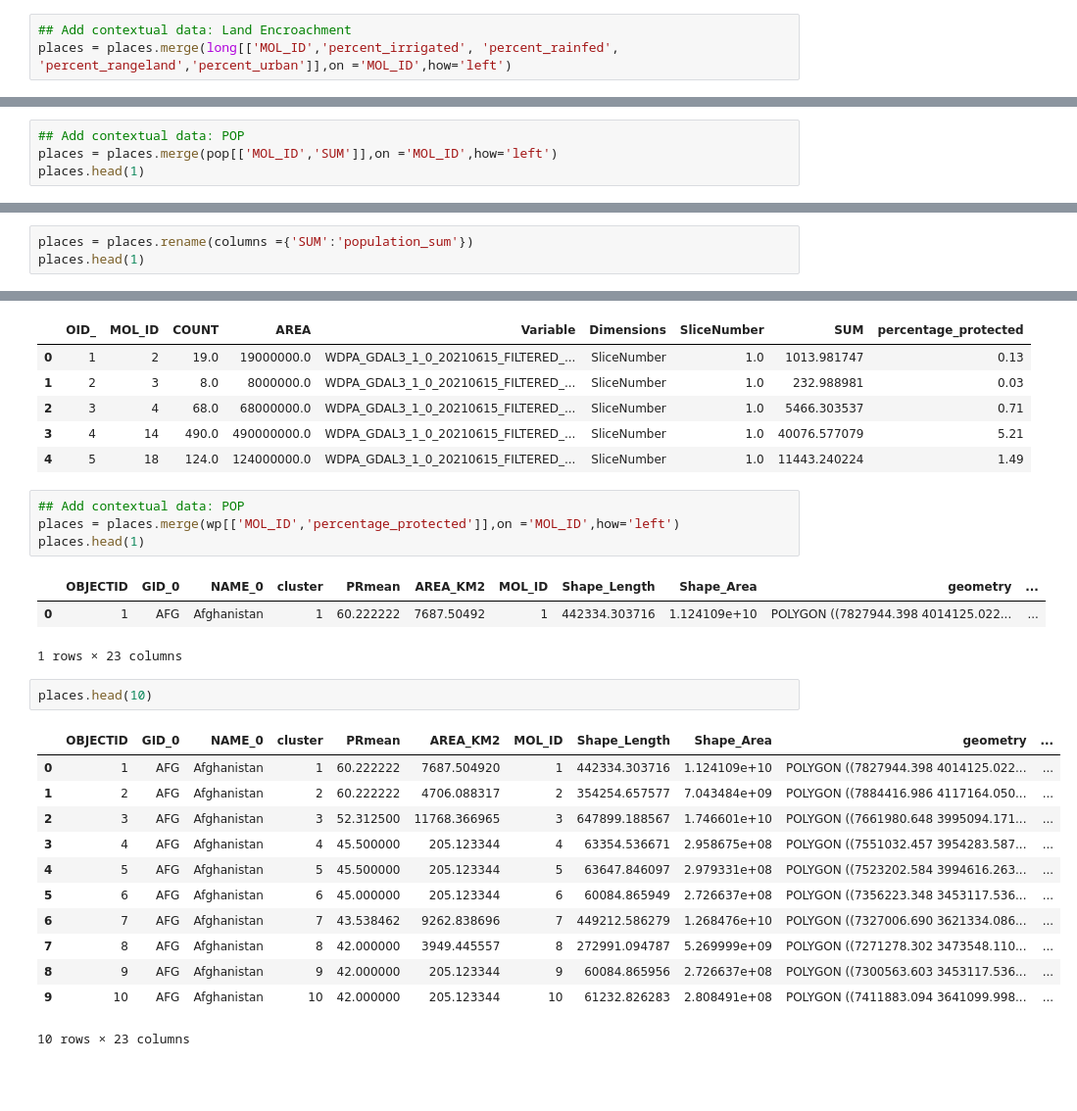
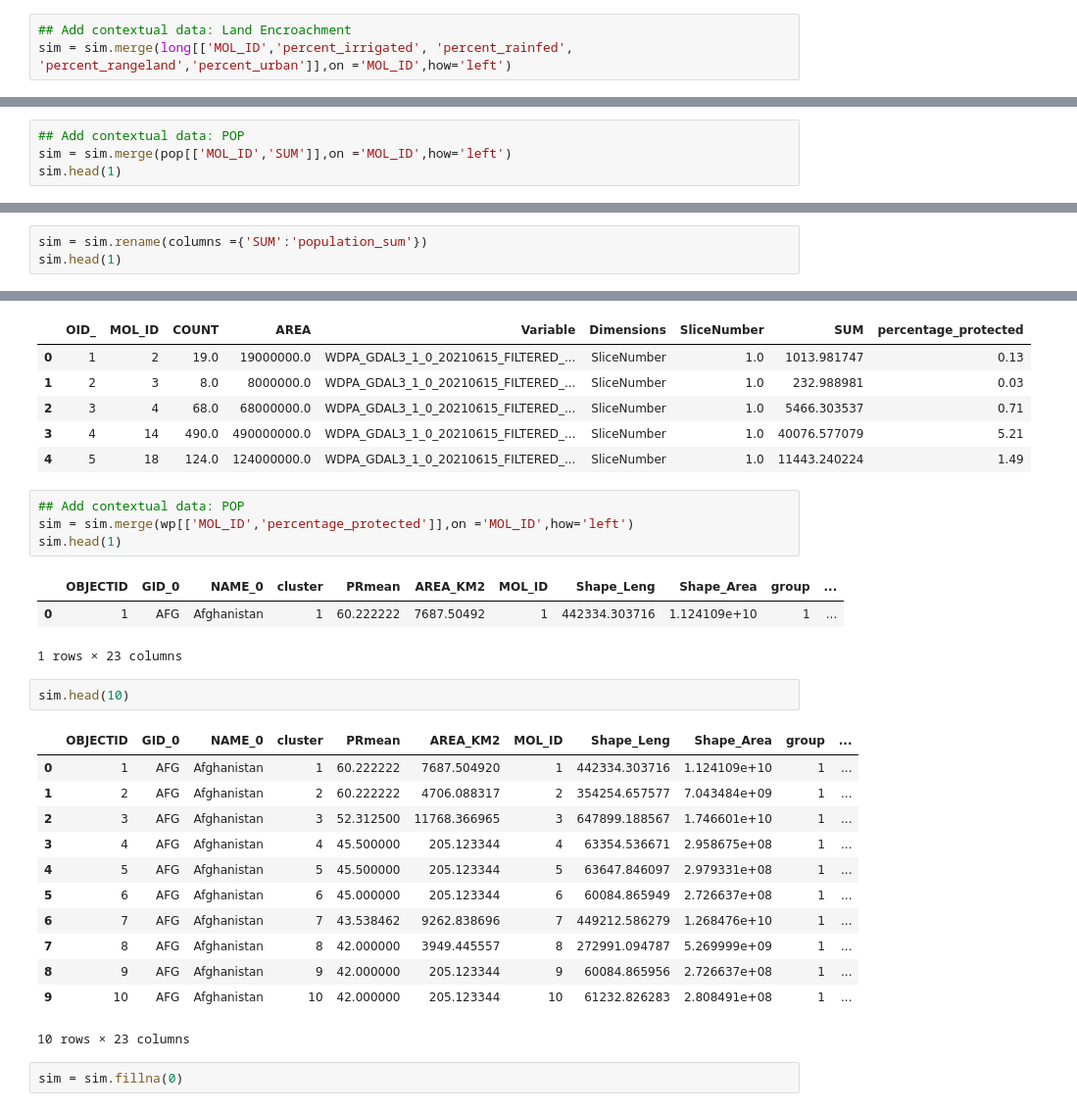
Before and after one commit to Vizzuality/he-scratchfolder, a Jupyter notebook: Places_HE_Future.ipynb, the cells around one changed output, grey strips where cells are left out. Shown: that part at 98% size. Drawn from its saved outputs; the diff is of its cells as text; blank space fills up the shorter version.

Commit message:
creation of simplified layer for future places

```diff
--- a/Places_HE_Future.ipynb
+++ b/Places_HE_Future.ipynb
@@ -298,5 +417,5 @@ long[long['sum']>100]
 224 rows × 6 columns
 # %%
 ## Add contextual data: Land Encroachment
-places = places.merge(long[['MOL_ID','percent_irrigated', 'percent_rainfed', 'percent_rangeland','percent_urban']],on ='MOL_ID',how='left')
+sim = sim.merge(long[['MOL_ID','percent_irrigated', 'percent_rainfed', 'percent_rangeland','percent_urban']],on ='MOL_ID',how='left')
 # %%
@@ -313,6 +432,6 @@ pop.head(1)
 | 0 | 1 | 1 | 10824.0 | 0.751667 | 2.092001e+06 |
 # %%
 ## Add contextual data: POP
-places = places.merge(pop[['MOL_ID','SUM']],on ='MOL_ID',how='left')
-places.head(1)
+sim = sim.merge(pop[['MOL_ID','SUM']],on ='MOL_ID',how='left')
+sim.head(1)
 # %% [output]
@@ -321,5 +440,5 @@ places.head(1)
 1 rows × 22 columns
 # %%
-places = places.rename(columns ={'SUM':'population_sum'})
-places.head(1)
+sim = sim.rename(columns ={'SUM':'population_sum'})
+sim.head(1)
 # %% [output]
@@ -337,25 +456,27 @@ wp.head()
 | 4 | 5 | 18 | 124.0 | 124000000.0 | WDPA_GDAL3_1_0_20210615_FILTERED_... | SliceNumber | 1.0 | 11443.240224 | 1.49 |
 # %%
 ## Add contextual data: POP
-places = places.merge(wp[['MOL_ID','percentage_protected']],on ='MOL_ID',how='left')
-places.head(1)
+sim = sim.merge(wp[['MOL_ID','percentage_protected']],on ='MOL_ID',how='left')
+sim.head(1)
 # %% [output]
-|  | OBJECTID | GID_0 | NAME_0 | cluster | PRmean | AREA_KM2 | MOL_ID | Shape_Length | Shape_Area | geometry | ... |
-| 0 | 1 | AFG | Afghanistan | 1 | 60.222222 | 7687.50492 | 1 | 442334.303716 | 1.124109e+10 | POLYGON ((7827944.398 4014125.022... | ... |
+|  | OBJECTID | GID_0 | NAME_0 | cluster | PRmean | AREA_KM2 | MOL_ID | Shape_Leng | Shape_Area | group | ... |
+| 0 | 1 | AFG | Afghanistan | 1 | 60.222222 | 7687.50492 | 1 | 442334.303716 | 1.124109e+10 | 1 | ... |
 1 rows × 23 columns
 # %%
-places.head(10)
+sim.head(10)
 # %% [output]
-|  | OBJECTID | GID_0 | NAME_0 | cluster | PRmean | AREA_KM2 | MOL_ID | Shape_Length | Shape_Area | geometry | ... |
-| 0 | 1 | AFG | Afghanistan | 1 | 60.222222 | 7687.504920 | 1 | 442334.303716 | 1.124109e+10 | POLYGON ((7827944.398 4014125.022... | ... |
-| 1 | 2 | AFG | Afghanistan | 2 | 60.222222 | 4706.088317 | 2 | 354254.657577 | 7.043484e+09 | POLYGON ((7884416.986 4117164.050... | ... |
-| 2 | 3 | AFG | Afghanistan | 3 | 52.312500 | 11768.366965 | 3 | 647899.188567 | 1.746601e+10 | POLYGON ((7661980.648 3995094.171... | ... |
-| 3 | 4 | AFG | Afghanistan | 4 | 45.500000 | 205.123344 | 4 | 63354.536671 | 2.958675e+08 | POLYGON ((7551032.457 3954283.587... | ... |
-| 4 | 5 | AFG | Afghanistan | 5 | 45.500000 | 205.123344 | 5 | 63647.846097 | 2.979331e+08 | POLYGON ((7523202.584 3994616.263... | ... |
-| 5 | 6 | AFG | Afghanistan | 6 | 45.000000 | 205.123344 | 6 | 60084.865949 | 2.726637e+08 | POLYGON ((7356223.348 3453117.536... | ... |
-| 6 | 7 | AFG | Afghanistan | 7 | 43.538462 | 9262.838696 | 7 | 449212.586279 | 1.268476e+10 | POLYGON ((7327006.690 3621334.086... | ... |
-| 7 | 8 | AFG | Afghanistan | 8 | 42.000000 | 3949.445557 | 8 | 272991.094787 | 5.269999e+09 | POLYGON ((7271278.302 3473548.110... | ... |
-| 8 | 9 | AFG | Afghanistan | 9 | 42.000000 | 205.123344 | 9 | 60084.865956 | 2.726637e+08 | POLYGON ((7300563.603 3453117.536... | ... |
-| 9 | 10 | AFG | Afghanistan | 10 | 42.000000 | 205.123344 | 10 | 61232.826283 | 2.808491e+08 | POLYGON ((7411883.094 3641099.998... | ... |
+|  | OBJECTID | GID_0 | NAME_0 | cluster | PRmean | AREA_KM2 | MOL_ID | Shape_Leng | Shape_Area | group | ... |
+| 0 | 1 | AFG | Afghanistan | 1 | 60.222222 | 7687.504920 | 1 | 442334.303716 | 1.124109e+10 | 1 | ... |
+| 1 | 2 | AFG | Afghanistan | 2 | 60.222222 | 4706.088317 | 2 | 354254.657577 | 7.043484e+09 | 1 | ... |
+| 2 | 3 | AFG | Afghanistan | 3 | 52.312500 | 11768.366965 | 3 | 647899.188567 | 1.746601e+10 | 1 | ... |
+| 3 | 4 | AFG | Afghanistan | 4 | 45.500000 | 205.123344 | 4 | 63354.536671 | 2.958675e+08 | 1 | ... |
+| 4 | 5 | AFG | Afghanistan | 5 | 45.500000 | 205.123344 | 5 | 63647.846097 | 2.979331e+08 | 1 | ... |
+| 5 | 6 | AFG | Afghanistan | 6 | 45.000000 | 205.123344 | 6 | 60084.865949 | 2.726637e+08 | 1 | ... |
+| 6 | 7 | AFG | Afghanistan | 7 | 43.538462 | 9262.838696 | 7 | 449212.586279 | 1.268476e+10 | 1 | ... |
+| 7 | 8 | AFG | Afghanistan | 8 | 42.000000 | 3949.445557 | 8 | 272991.094787 | 5.269999e+09 | 1 | ... |
+| 8 | 9 | AFG | Afghanistan | 9 | 42.000000 | 205.123344 | 9 | 60084.865956 | 2.726637e+08 | 1 | ... |
+| 9 | 10 | AFG | Afghanistan | 10 | 42.000000 | 205.123344 | 10 | 61232.826283 | 2.808491e+08 | 1 | ... |
 10 rows × 23 columns
+# %%
+sim = sim.fillna(0)
 # %%
```
Also changed, not shown: parts of 33 cells of this notebook, 1 other file.
